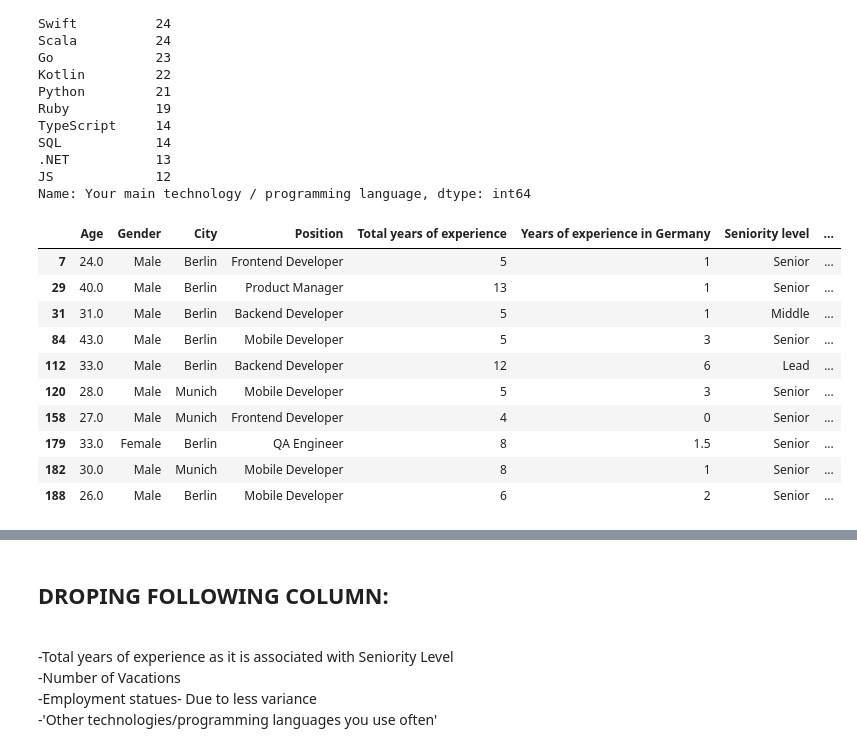
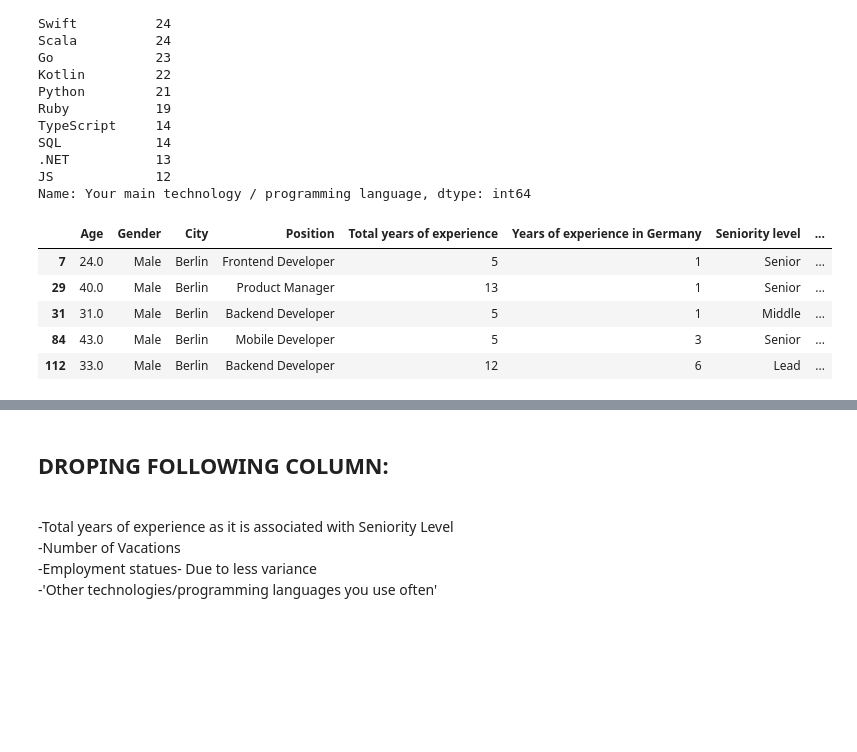
Before and after one commit to SidhST12/ItML_Asn_2_Students, a Jupyter notebook: assignment_2_start.ipynb, the cells around one changed output, grey strips where cells are left out. Saved outputs shown, nothing was run; the diff lists cells and outputs as text; code cells hidden in the pictures; blank space fills up the shorter version.

```diff
--- a/assignment_2_start.ipynb
+++ b/assignment_2_start.ipynb
@@ -160,19 +160,14 @@ def remove_infrequent_values(df):
     return df1
 # %%
 df1= remove_infrequent_values(df)
-df1.head(10)
+df1.head(5)
 # %% [output]
 |  | Age | Gender | City | Position | Total years of experience | Years of experience in Germany | Seniority level | ... |
 | 7 | 24.0 | Male | Berlin | Frontend Developer | 5 | 1 | Senior | ... |
 | 29 | 40.0 | Male | Berlin | Product Manager | 13 | 1 | Senior | ... |
 | 31 | 31.0 | Male | Berlin | Backend Developer | 5 | 1 | Middle | ... |
 | 84 | 43.0 | Male | Berlin | Mobile Developer | 5 | 3 | Senior | ... |
 | 112 | 33.0 | Male | Berlin | Backend Developer | 12 | 6 | Lead | ... |
-| 120 | 28.0 | Male | Munich | Mobile Developer | 5 | 3 | Senior | ... |
-| 158 | 27.0 | Male | Munich | Frontend Developer | 4 | 0 | Senior | ... |
-| 179 | 33.0 | Female | Berlin | QA Engineer | 8 | 1.5 | Senior | ... |
-| 182 | 30.0 | Male | Munich | Mobile Developer | 8 | 1 | Senior | ... |
-| 188 | 26.0 | Male | Berlin | Mobile Developer | 6 | 2 | Senior | ... |
 # %%
 ## Correlation Matrix
 corr = df1.corr()
```
Also changed, not shown: parts of 1 cell of this notebook.
